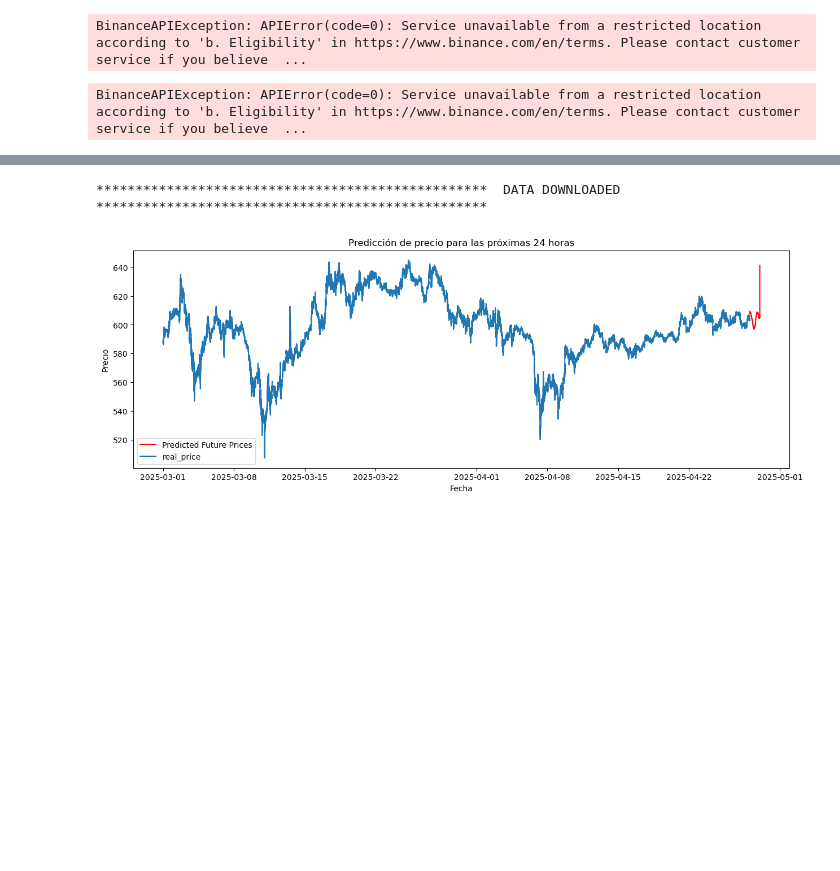
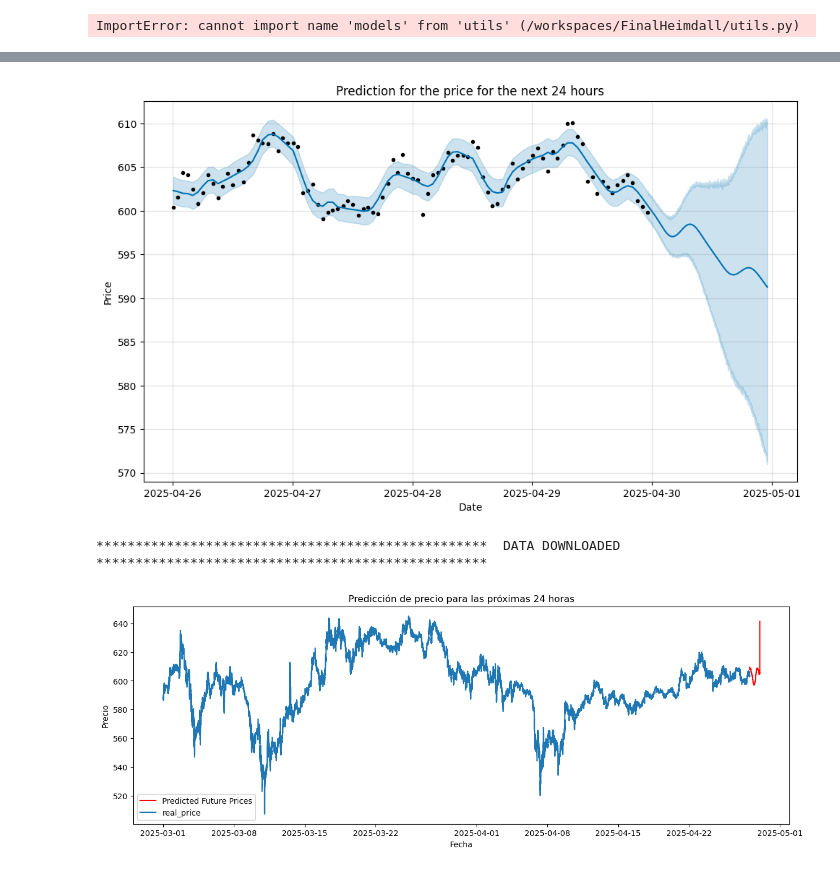
Before and after one commit to Santiagosphysics/FinalHeimdall, a Jupyter notebook: test_1.ipynb, the cells around one changed output, grey strips where cells are left out. Saved outputs shown, nothing was run; the diff lists cells and outputs as text; code cells hidden in the pictures; blank space fills up the shorter version.

```diff
--- a/test_1.ipynb
+++ b/test_1.ipynb
@@ -61,29 +1,52 @@ ImportError: cannot import name 'get_data_crypto' from 'utils' (/workspaces/Fina
-# %%
-
-data = donwload_data(start_time='2025-04-26', end_time='2025-04-27', crypto="BNBUSDT", time='seconds')
-# %% [output]
-BinanceAPIException: APIError(code=0): Service unavailable from a restricted location according to 'b. Eligibility' in https://www.binance.com/en/terms. Please contact customer service if you believe  ...
 # %%
-import pandas as pd
-from prophet import Prophet
-import matplotlib.pyplot as plt
+from utils import get_data_crypto, models
 
-data = donwload_data(start_time='2025-04-26', end_time='2025-04-27', crypto="BNBUSDT", time='seconds')
 
-df = data[['close_time', 'close']].rename(columns={'close_time': 'ds', 'close': 'y'})
+data = get_data_crypto().download_data_cloud(start_time='2025-04-26', end_time='2025-04-30', crypto="binancecoin", time='minutes')
 
-model = Prophet(daily_seasonality=True)
-model.fit(df)
+prophet_model = models().prophet_model(data=data, time='min')
 
-# future = model.make_future_dataframe(periods=24*60*60, freq='S')
-future = model.make_future_dataframe(periods=24*60, freq='min')
+# df = data[['close_time', 'close']].rename(columns={'close_time': 'ds', 'close': 'y'})
 
-forecast = model.predict(future)
+# model = Prophet(daily_seasonality=True)
+# model.fit(df)
 
-fig1 = model.plot(forecast)
-plt.title('Predicción de precio para las próximas 24 horas')
-plt.xlabel('Fecha')
-plt.ylabel('Precio de cierre')
-plt.show()
+# future = model.make_future_dataframe(periods=24*60, freq='min')
+
+# forecast = model.predict(future)
+
+# fig1 = model.plot(forecast)
+# plt.title('Predicción de precio para las próximas 24 horas')
+# plt.xlabel('Fecha')
+# plt.ylabel('Precio de cierre')
+# plt.show()
 # %% [output]
-BinanceAPIException: APIError(code=0): Service unavailable from a restricted location according to 'b. Eligibility' in https://www.binance.com/en/terms. Please contact customer service if you believe  ...
+ImportError: cannot import name 'models' from 'utils' (/workspaces/FinalHeimdall/utils.py)
+# %%
+from prophet import Prophet
+
+class models:
+    def prophet_model(data, time):
+        if len(data.columns) > 2:
+            raise ValueError('Your dataset has more than two columns {data.columns}')
+        data.columns = ['ds','y']
+
+        model = Prophet(daily_seasonality=True)
+        model.fit(data)
+
+        future = model.make_future_dataframe(periods=24*60, freq = time)
+
+        predict = model.predict(future)
+
+        fig1 = model.plot(predict)
+        plt.title('Prediction for the price for the next 24 hours')
+        plt.ylabel('Price')
+        plt.xlabel('Date')
+        plt.show()
+
+        return predict
+
+
+
+x = models.prophet_model(data=data, time = 'min')
+# %% [output]
@@ -90,3 +55,4 @@ BinanceAPIException: APIError(code=0): Service unavailable from a restricted loc
+[figure, added]
 # %%
 import pandas as pd
 import numpy as np
```
Also changed, not shown: parts of 6 cells of this notebook, 2 other files.
